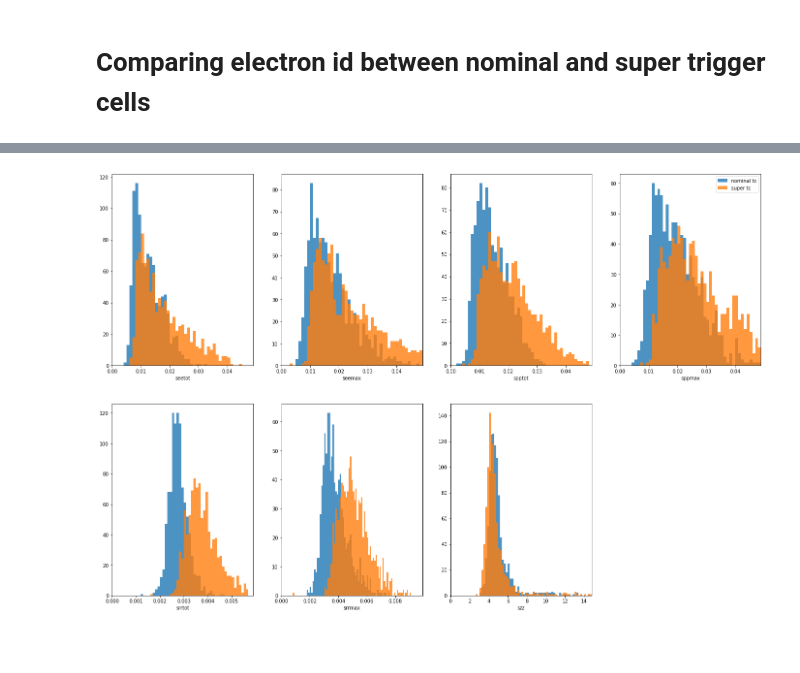
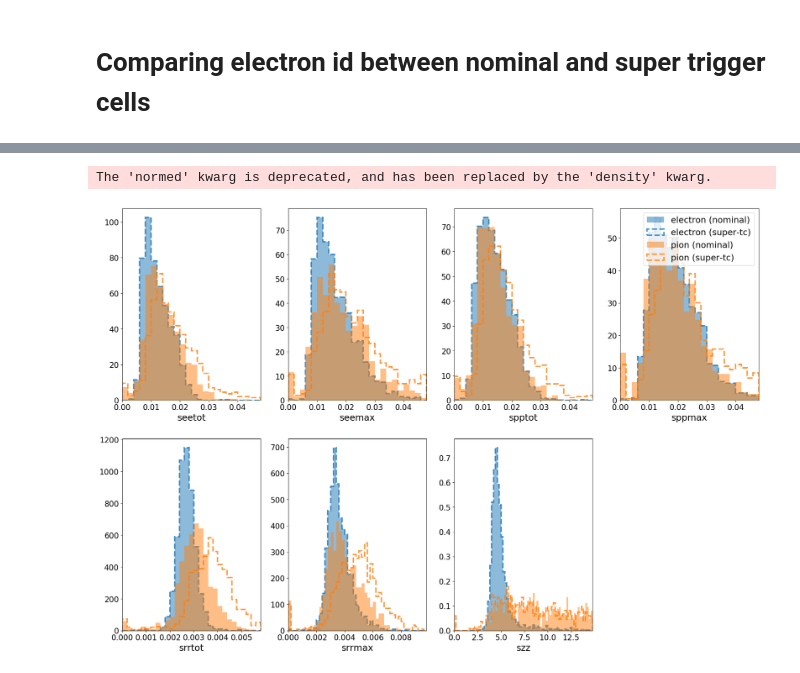
Before and after one commit to NWUHEP/hgcal-analysis, a Jupyter notebook: notebooks/electron_supertc_study.ipynb, the cells around one changed output, grey strips where cells are left out. Saved outputs shown, nothing was run; the diff lists cells and outputs as text; code cells hidden in the pictures; blank space fills up the shorter version.

```diff
--- a/notebooks/electron_supertc_study.ipynb
+++ b/notebooks/electron_supertc_study.ipynb
@@ -151,60 +197,76 @@ plt.show()
 # %%
+# widths
 fig, axes = plt.subplots(2, 4, figsize=(24, 16), sharey=False, facecolor='white')
 
 ax = axes[0][0]
-binning = np.arange(0., 0.05, 0.001)
-ax.hist(df_matched_nominal.seetot, bins=binning, histtype='stepfilled', lw=2, alpha=0.8)
-ax.hist(df_matched_super.seetot, bins=binning, histtype='stepfilled', lw=2, alpha=0.8)
+binning = np.arange(0., 0.05, 0.002)
+ax.hist(evt_data['electron_nominal'].seetot, bins=binning, color='C0', histtype='stepfilled', lw=2, alpha=0.5, normed=True)
+ax.hist(evt_data['electron_super'].seetot, bins=binning, color='C0', linestyle='--', histtype='step', lw=3, alpha=0.8, normed=True)
+ax.hist(evt_data['charged_pion_nominal'].seetot, bins=binning, color='C1', histtype='stepfilled', lw=2, alpha=0.5, normed=True)
+ax.hist(evt_data['charged_pion_super'].seetot, bins=binning, color='C1', linestyle='--', histtype='step', lw=3, alpha=0.8, normed=True)
 ax.set_xlabel('seetot')
 ax.set_xlim(binning[0], binning[-1])
 
 ax = axes[0][1]
-binning = np.arange(0., 0.05, 0.001)
-ax.hist(df_matched_nominal.seemax, bins=binning, histtype='stepfilled', lw=2, alpha=0.8)
-ax.hist(df_matched_super.seemax, bins=binning, histtype='stepfilled', lw=2, alpha=0.8)
+binning = np.arange(0., 0.05, 0.002)
+ax.hist(evt_data['electron_nominal'].seemax, bins=binning, color='C0', histtype='stepfilled', lw=2, alpha=0.5, normed=True)
+ax.hist(evt_data['electron_super'].seemax, bins=binning, color='C0', linestyle='--', histtype='step', lw=3, alpha=0.8, normed=True)
+ax.hist(evt_data['charged_pion_nominal'].seemax, bins=binning, color='C1', histtype='stepfilled', lw=2, alpha=0.5, normed=True)
+ax.hist(evt_data['charged_pion_super'].seemax, bins=binning, color='C1', linestyle='--', histtype='step', lw=3, alpha=0.8, normed=True)
 ax.set_xlabel('seemax')
 ax.set_xlim(binning[0], binning[-1])
 
 ax = axes[0][2]
-binning = np.arange(0., 0.05, 0.001)
-ax.hist(df_matched_nominal.spptot, bins=binning, histtype='stepfilled', lw=2, alpha=0.8)
-ax.hist(df_matched_super.spptot, bins=binning, histtype='stepfilled', lw=2, alpha=0.8)
+binning = np.arange(0., 0.05, 0.002)
+ax.hist(evt_data['electron_nominal'].spptot, bins=binning, color='C0', histtype='stepfilled', lw=2, alpha=0.5, normed=True)
+ax.hist(evt_data['electron_super'].spptot, bins=binning, color='C0', linestyle='--', histtype='step', lw=3, alpha=0.8, normed=True)
+ax.hist(evt_data['charged_pion_nominal'].spptot, bins=binning, color='C1', histtype='stepfilled', lw=2, alpha=0.5, normed=True)
+ax.hist(evt_data['charged_pion_super'].spptot, bins=binning, color='C1', linestyle='--', histtype='step', lw=3, alpha=0.8, normed=True)
 ax.set_xlabel('spptot')
 ax.set_xlim(binning[0], binning[-1])
 
 ax = axes[0][3]
-binning = np.arange(0., 0.05, 0.001)
-ax.hist(df_matched_nominal.sppmax, bins=binning, histtype='stepfilled', lw=2, alpha=0.8)
-ax.hist(df_matched_super.sppmax, bins=binning, histtype='stepfilled', lw=2, alpha=0.8)
+binning = np.arange(0., 0.05, 0.002)
+ax.hist(evt_data['electron_nominal'].sppmax, bins=binning, color='C0', histtype='stepfilled', lw=2, alpha=0.5, normed=True)
+ax.hist(evt_data['electron_super'].sppmax, bins=binning, color='C0', linestyle='--', histtype='step', lw=3, alpha=0.8, normed=True)
+ax.hist(evt_data['charged_pion_nominal'].sppmax, bins=binning, color='C1', histtype='stepfilled', lw=2, alpha=0.5, normed=True)
+ax.hist(evt_data['charged_pion_super'].sppmax, bins=binning, color='C1', linestyle='--', histtype='step', lw=3, alpha=0.8, normed=True)
 ax.set_xlabel('sppmax')
 ax.set_xlim(binning[0], binning[-1])
 
-ax.legend(['nominal tc', 'super tc'])
+ax.legend(['electron (nominal)', 'electron (super-tc)', 'pion (nominal)', 'pion (super-tc)'])
 
 ax = axes[1][0]
-binning = np.arange(0., 0.006, 0.0001)
-ax.hist(df_matched_nominal.srrtot, bins=binning, histtype='stepfilled', lw=2, alpha=0.8)
-ax.hist(df_matched_super.srrtot, bins=binning, histtype='stepfilled', lw=2, alpha=0.8)
+binning = np.arange(0., 0.006, 0.0002)
+ax.hist(evt_data['electron_nominal'].srrtot, bins=binning, color='C0', histtype='stepfilled', lw=2, alpha=0.5, normed=True)
+ax.hist(evt_data['electron_super'].srrtot, bins=binning, color='C0', linestyle='--', histtype='step', lw=3, alpha=0.8, normed=True)
+ax.hist(evt_data['charged_pion_nominal'].srrtot, bins=binning, color='C1', histtype='stepfilled', lw=2, alpha=0.5, normed=True)
+ax.hist(evt_data['charged_pion_super'].srrtot, bins=binning, color='C1', linestyle='--', histtype='step', lw=3, alpha=0.8, normed=True)
 ax.set_xlabel('srrtot')
 ax.set_xlim(binning[0], binning[-1])
 
 ax = axes[1][1]
-binning = np.arange(0., 0.01, 0.0001)
-ax.hist(df_matched_nominal.srrmax, bins=binning, histtype='stepfilled', lw=2, alpha=0.8)
-ax.hist(df_matched_super.srrmax, bins=binning, histtype='stepfilled', lw=2, alpha=0.8)
+binning = np.arange(0., 0.01, 0.0002)
+ax.hist(evt_data['electron_nominal'].srrmax, bins=binning, color='C0', histtype='stepfilled', lw=2, alpha=0.5, normed=True)
+ax.hist(evt_data['electron_super'].srrmax, bins=binning, color='C0', linestyle='--', histtype='step', lw=3, alpha=0.8, normed=True)
+ax.hist(evt_data['charged_pion_nominal'].srrmax, bins=binning, color='C1', histtype='stepfilled', lw=2, alpha=0.5, normed=True)
+ax.hist(evt_data['charged_pion_super'].srrmax, bins=binning, color='C1', linestyle='--', histtype='step', lw=3, alpha=0.8, normed=True)
 ax.set_xlabel('srrmax')
 ax.set_xlim(binning[0], binning[-1])
 
 ax = axes[1][2]
 binning = np.arange(0., 15., 0.2)
-ax.hist(df_matched_nominal.szz, bins=binning, histtype='stepfilled', lw=2, alpha=0.8)
-ax.hist(df_matched_super.szz, bins=binning, histtype='stepfilled', lw=2, alpha=0.8)
+ax.hist(evt_data['electron_nominal'].szz, bins=binning, color='C0', histtype='stepfilled', lw=2, alpha=0.5, normed=True)
+ax.hist(evt_data['electron_super'].szz, bins=binning, color='C0', linestyle='--', histtype='step', lw=3, alpha=0.8, normed=True)
+ax.hist(evt_data['charged_pion_nominal'].szz, bins=binning, color='C1', histtype='stepfilled', lw=2, alpha=0.5, normed=True)
+ax.hist(evt_data['charged_pion_super'].szz, bins=binning, color='C1', linestyle='--', histtype='step', lw=3, alpha=0.8, normed=True)
 ax.set_xlabel('szz')
 ax.set_xlim(binning[0], binning[-1])
 
 axes[1][3].axis('off')
 
 plt.savefig('plots/sigma_dist.png')
 plt.show()
 # %% [output]
+The 'normed' kwarg is deprecated, and has been replaced by the 'density' kwarg.
-[figure, old version]
+[figure, new version]
```
Also changed, not shown: parts of 5 cells of this notebook, 2 other files.
